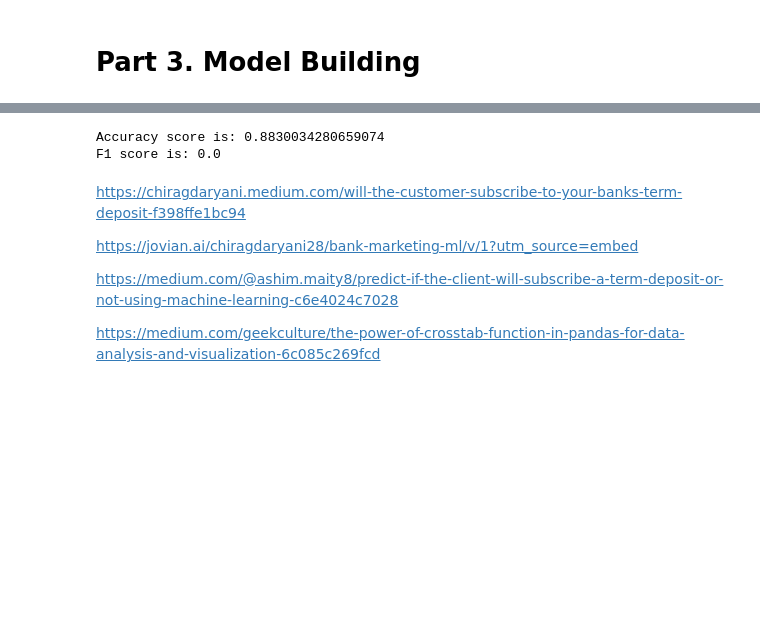
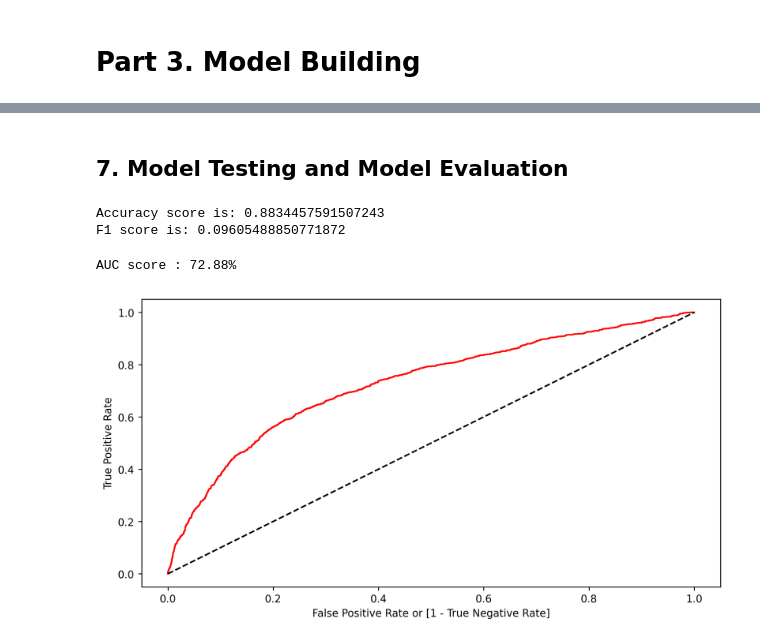
Before and after one commit to VishnuTanpure/EccelR_Assignments, a Jupyter notebook: Assignment_6_Logistic_Regression.ipynb, the cells around one changed output, grey strips where cells are left out. Cells and saved outputs as stored; diff of their text form; code cells hidden in the pictures; blank space fills up the shorter version.

```diff
--- a/Assignment_6_Logistic_Regression.ipynb
+++ b/Assignment_6_Logistic_Regression.ipynb
@@ -623,0 +456,15 @@ NameError: name 'f1_score' is not defined
+# %%
+x1 = data.drop('y', axis=1)
+y1 = data[['y']]
+# %%
+from sklearn.preprocessing import MinMaxScaler, StandardScaler
+scalar = MinMaxScaler(feature_range= (0,1))
+scalar.fit(x1)
+scaled_x = scalar.transform(x1)
+# %%
+from sklearn.model_selection import train_test_split
+x_train, x_test, y_train, y_test = train_test_split(x1,y1,test_size=0.20,random_state=12)
+print("Shape of X_train : ",x_train.shape)
+print("Shape of X_test  : ",x_test.shape)
+print("Shape of y_train : ",y_train.shape)
+print("Shape of y_test  : ",y_test.shape)
@@ -623,0 +478,5 @@ NameError: name 'f1_score' is not defined
+# %%
+from sklearn.linear_model import LogisticRegression
+lg1 = LogisticRegression()
+lg1.fit(x_train, y_train)
+lg1.coef_
@@ -624,22 +516,26 @@ NameError: name 'f1_score' is not defined
+# %% [markdown]
+## 7. Model Testing and Model Evaluation
 # %%
-#As we saw before too, 0 ('no') is the majority class. Lets begin by predicting everything as 0 ('no').
-preds_test = np.zeros(len(X_test))
-
-#accuracy,f1 on test data
 from sklearn.metrics import accuracy_score, f1_score
-accuracy = accuracy_score(y_test, preds_test)
-f1 = f1_score(y_test, preds_test)
+accuracy = accuracy_score(y_test, y_pred)
+f1 = f1_score(y_test, y_pred)
 
 print(f'Accuracy score is: {accuracy}')
 print(f'F1 score is: {f1}')
 # %% [output]
-Accuracy score is: 0.8830034280659074
-F1 score is: 0.0
+Accuracy score is: 0.8834457591507243
+F1 score is: 0.09605488850771872
-# %% [markdown]
-https://chiragdaryani.medium.com/will-the-customer-subscribe-to-your-banks-term-deposit-f398ffe1bc94
-
-https://jovian.ai/chiragdaryani28/bank-marketing-ml/v/1?utm_source=embed
-
-https://medium.com/@ashim.maity8/predict-if-the-client-will-subscribe-a-term-deposit-or-not-using-machine-learning-c6e4024c7028
-
-https://medium.com/geekculture/the-power-of-crosstab-function-in-pandas-for-data-analysis-and-visualization-6c085c269fcd
+# %%
+fpr, tpr, thresholds = roc_curve(y_test,lg1.predict_proba (x_test)[:,1])
+
+auc = roc_auc_score(y_test,lg1.predict_proba (x_test)[:,1])
+print('AUC score : {:.2f}%'.format(auc*100))
+
+plt.plot(fpr, tpr, color='red', label='logit model ( area  = %0.2f)'%auc)
+plt.plot([0, 1], [0, 1], 'k--')
+plt.xlabel('False Positive Rate or [1 - True Negative Rate]')
+plt.ylabel('True Positive Rate')
+plt.show()
+# %% [output]
+AUC score : 72.88%
+[figure, added]
```
Also changed, not shown: parts of 48 cells of this notebook.
